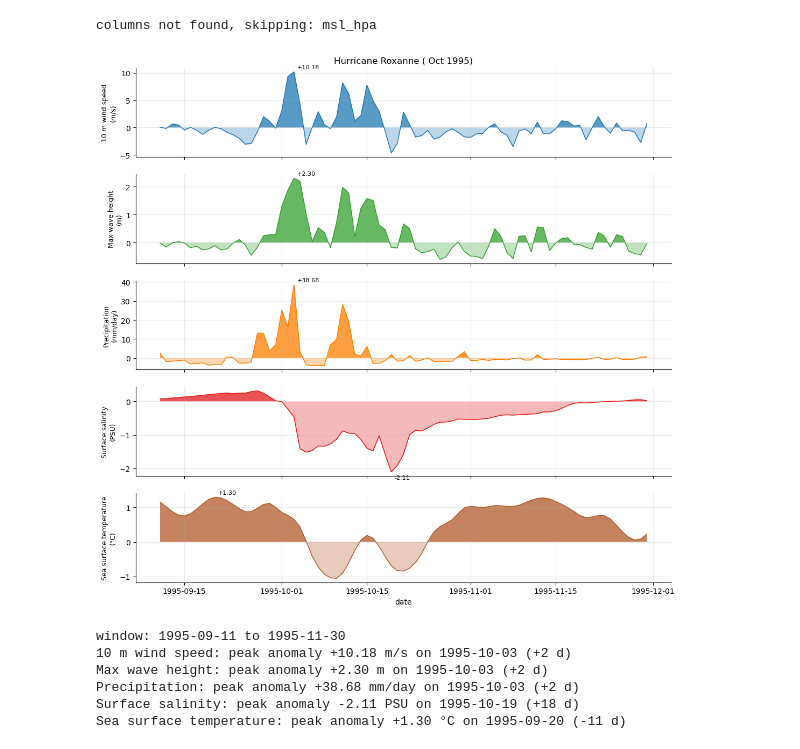
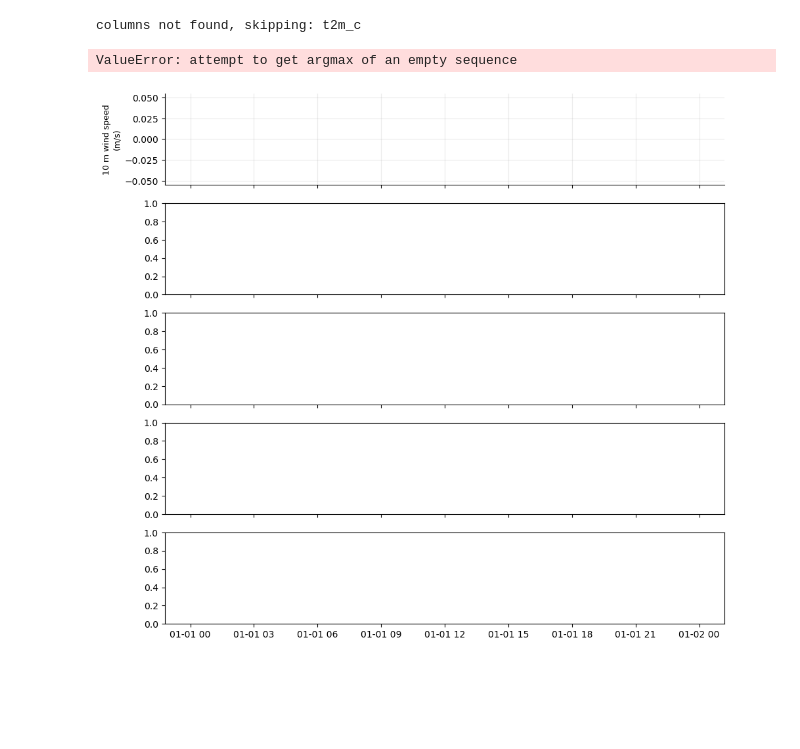
Before and after one commit to florisytzen5/MDP, a Jupyter notebook: Climatology/Clima_v4.ipynb, the cells around one changed output. Drawn from its saved outputs; the diff is of its cells as text; code cells hidden in the pictures; blank space fills up the shorter version.

```diff
--- a/Climatology/Clima_v4.ipynb
+++ b/Climatology/Clima_v4.ipynb
@@ -71,7 +71,7 @@ def load_series(var, cell='c1'):
 # %%
 from scipy import stats
 
-VAR  = 'precip_mm'      # any key from VARIABLES except 'wave_dir_deg'
+VAR  = 'wind_speed_ms'      # any key from VARIABLES except 'wave_dir_deg'
 CELL = 'c1'         # ERA5-Land only: rerun with 'c2' to cross-check
 WINDOW, SMOOTH = 11, 31    # days: percentile window and smoothing
 DETREND = None             # None = automatic (only if >= 20 years of data)
@@ -327,7 +327,7 @@ plt.show()
 # %%
 
 EVENT_NAME = 'Hurricane Roxanne'
-EVENT_DATE = '1995-10'
+EVENT_DATE = '1994-7'
 DAYS_BEFORE = 20
 DAYS_AFTER = 60
 
@@ -338,7 +338,7 @@ FILES = {
 }
 
 PANELS = [
-    ('era5',     'msl_hpa',              'Mean sea level pressure', 'hPa',   '#6a3d9a'),
+    ('era5land',     't2m_c',              'Mean Air Temperature', '°C',   '#6a3d9a'),
     ('era5',     'wind_speed_ms',        '10 m wind speed',         'm/s',   '#1f78b4'),
     ('era5',     'hs_max_m',             'Max wave height',         'm',     '#33a02c'),
     ('era5land', 'precip_mm_c1',         'Precipitation',           'mm/day','#ff7f00'),
@@ -398,40 +398,35 @@ for ax, (src, col, label, unit, color) in zip(axes, panels):
                     interpolate=True, linewidth=0)
     ax.fill_between(w.index, w.values, 0, where=(w.values < 0), color=color, alpha=0.30,
                     interpolate=True, linewidth=0)
     ax.plot(w.index, w.values, color=color, lw=1.1)
     #ax.axhline(0, color='grey', lw=0.8)
     #ax.axvline(t0, color='black', lw=1.2, ls='--')
     ax.set_ylabel(f'{label}\n({unit})', fontsize=9)
     ax.grid(alpha=0.25)
     ax.spines[['top', 'right']].set_visible(False)
     peak = w.abs().idxmax()
     if pd.notna(peak):
         ax.annotate(f'{w.loc[peak]:+.2f}', xy=(peak, w.loc[peak]), fontsize=8,
                     xytext=(4, 4 if w.loc[peak] >= 0 else -10), textcoords='offset points')
 
 axes[0].set_title(f'{EVENT_NAME} ({t0: %b %Y})',
                   fontsize=12)
 axes[-1].set_xlabel('date')
 fig.tight_layout()
 plt.show()
 
 print(f'window: {lo:%Y-%m-%d} to {hi:%Y-%m-%d}')
 for src, col, label, unit, _ in panels:
     w = anomaly(data[src][col]).loc[lo:hi]
     if w.dropna().empty:
         print(f'{label}: no data in window')
         continue
     peak = w.abs().idxmax()
     print(f'{label}: peak anomaly {w.loc[peak]:+.2f} {unit} on {peak:%Y-%m-%d} '
           f'({(peak - t0).days:+d} d)')
 # %% [output]
-columns not found, skipping: msl_hpa
+columns not found, skipping: t2m_c
+ValueError: attempt to get argmax of an empty sequence
-[figure, old version]
+[figure, new version]
-window: 1995-09-11 to 1995-11-30
-10 m wind speed: peak anomaly +10.18 m/s on 1995-10-03 (+2 d)
-Max wave height: peak anomaly +2.30 m on 1995-10-03 (+2 d)
-Precipitation: peak anomaly +38.68 mm/day on 1995-10-03 (+2 d)
-Surface salinity: peak anomaly -2.11 PSU on 1995-10-19 (+18 d)
-Sea surface temperature: peak anomaly +1.30 °C on 1995-09-20 (-11 d)
 # %%
 EVENT_NAME = 'Hurricane ?'
```
Also changed, not shown: parts of 8 cells of this notebook.
